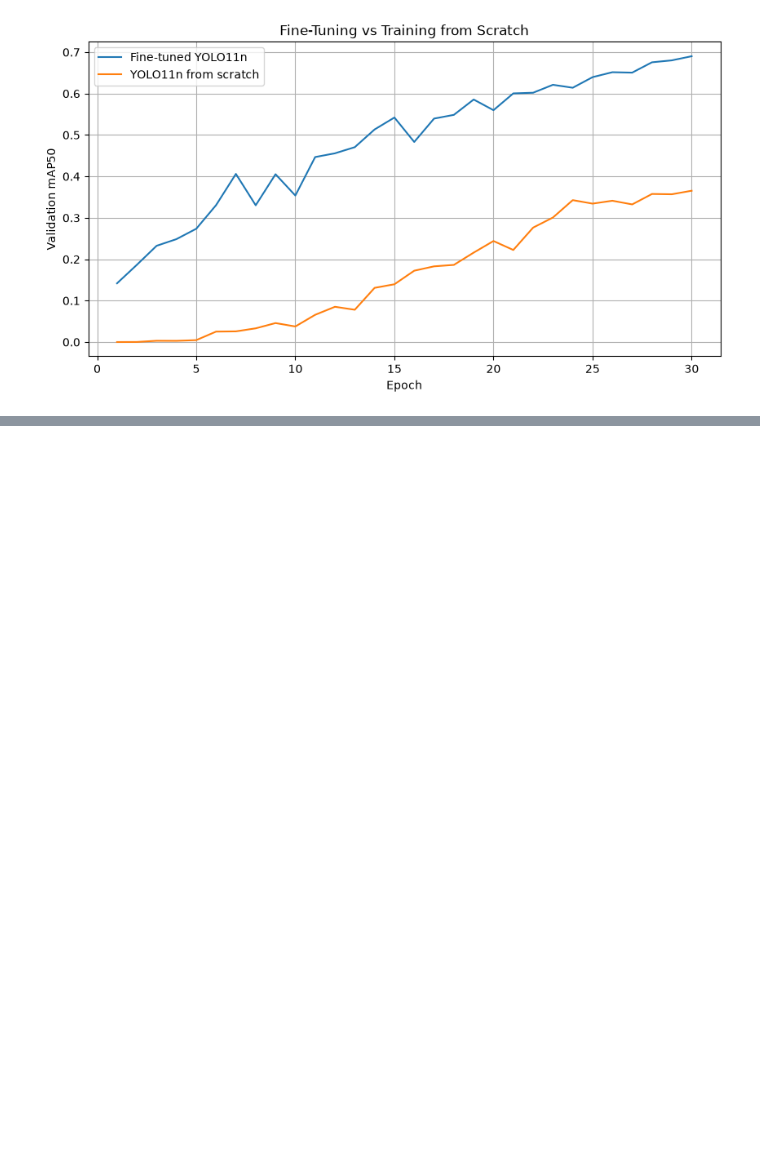
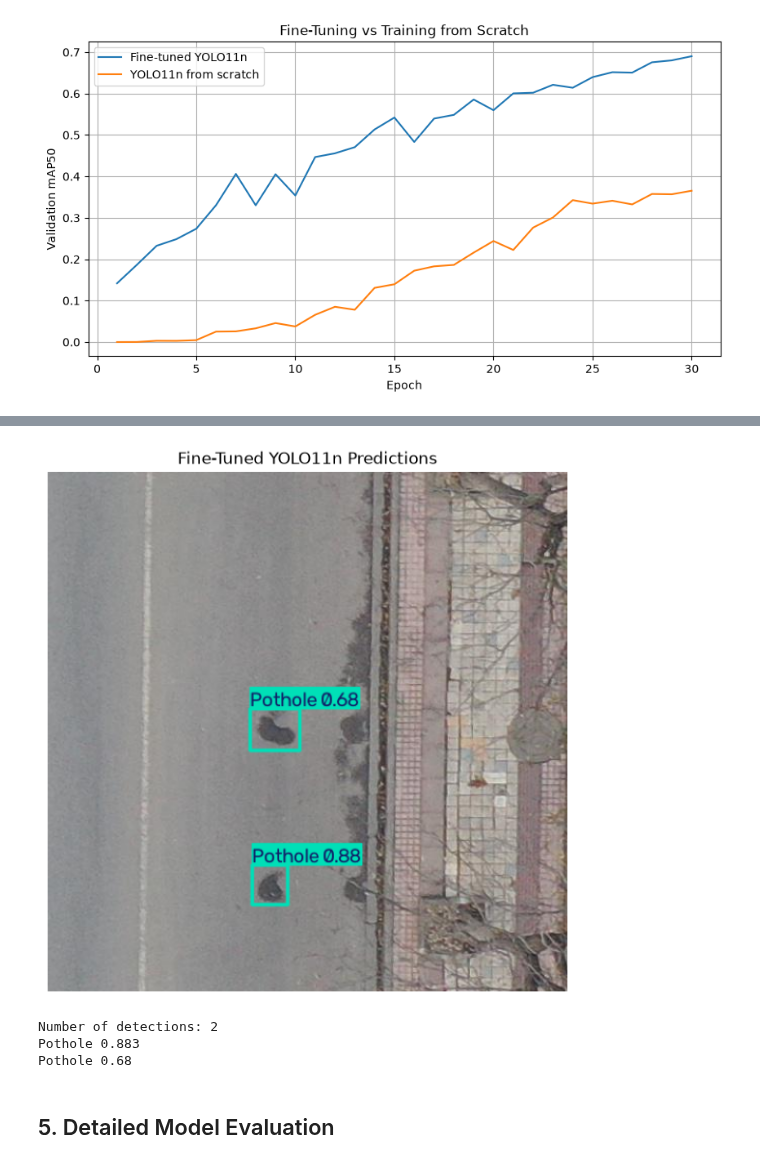
Before and after one commit to 94921234/daiist-assignment-2, a Jupyter notebook: train.ipynb, the cells around one changed output, grey strips where cells are left out. Cells and saved outputs as stored; diff of their text form; code cells hidden in the pictures; blank space fills up the shorter version.

```diff
--- a/train.ipynb
+++ b/train.ipynb
@@ -324,0 +423,40 @@ plt.show()
+# %%
+from ultralytics import YOLO
+import matplotlib.pyplot as plt
+
+# Load our fine-tuned model
+fine_tuned_model = YOLO("weights/best.pt")
+
+# Use the exact same image as the COCO baseline
+fine_prediction = fine_tuned_model.predict(
+    source=str(image_path),
+    conf=0.25,
+    imgsz=640,
+    device="cpu",
+    verbose=False
+)[0]
+
+# Display predictions
+plt.figure(figsize=(9, 7))
+plt.imshow(fine_prediction.plot()[:, :, ::-1])
+plt.title("Fine-Tuned YOLO11n Predictions")
+plt.axis("off")
+plt.show()
+
+print("Number of detections:", len(fine_prediction.boxes))
+
+for box in fine_prediction.boxes:
+    class_id = int(box.cls.item())
+    confidence = float(box.conf.item())
+
+    print(
+        fine_tuned_model.names[class_id],
+        round(confidence, 3)
+    )
+# %% [output]
+[figure, added]
+Number of detections: 2
+Pothole 0.883
+Pothole 0.68
+# %% [markdown]
+## 5. Detailed Model Evaluation
```
Also changed, not shown: parts of 7 cells of this notebook, 1 other file.
